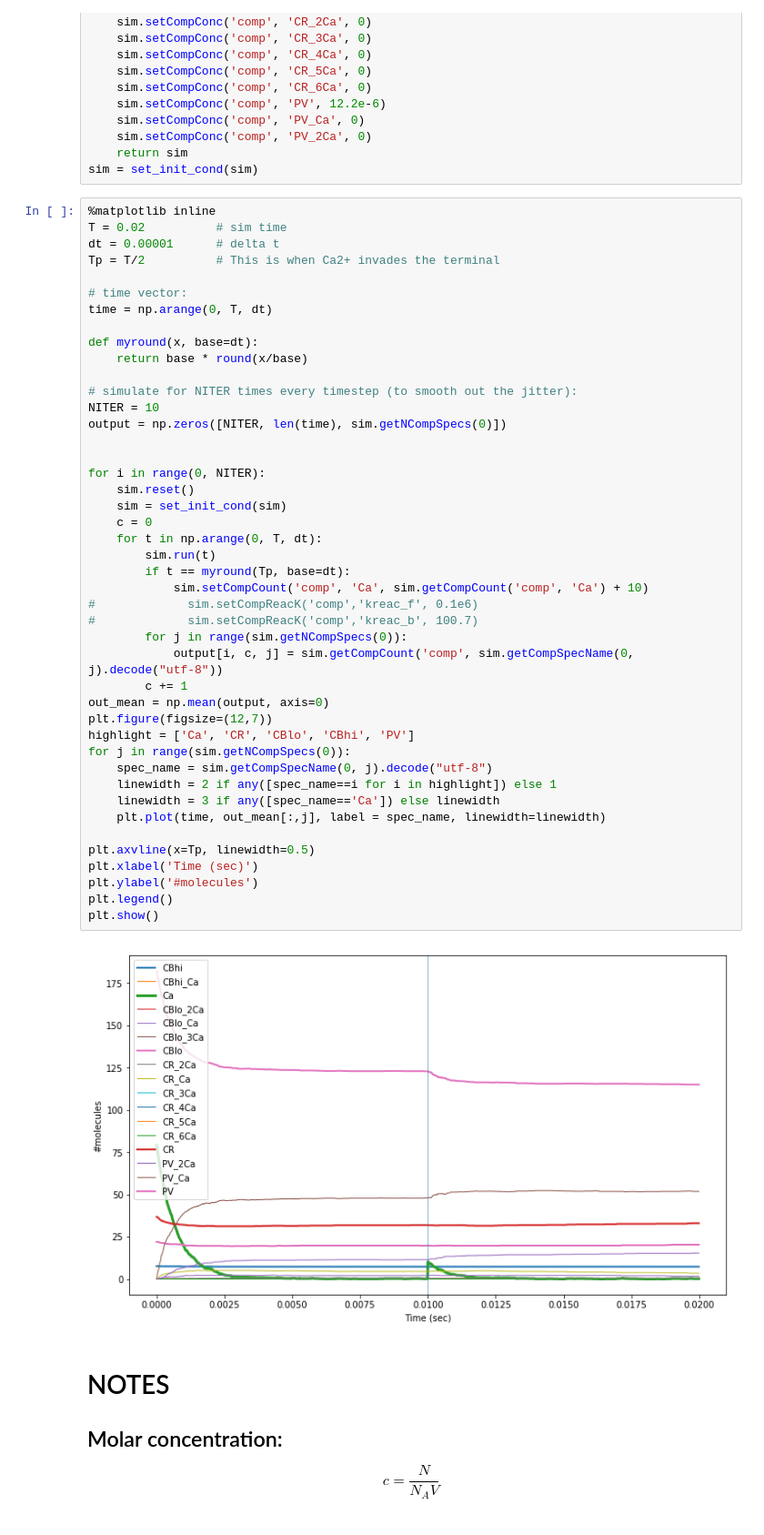
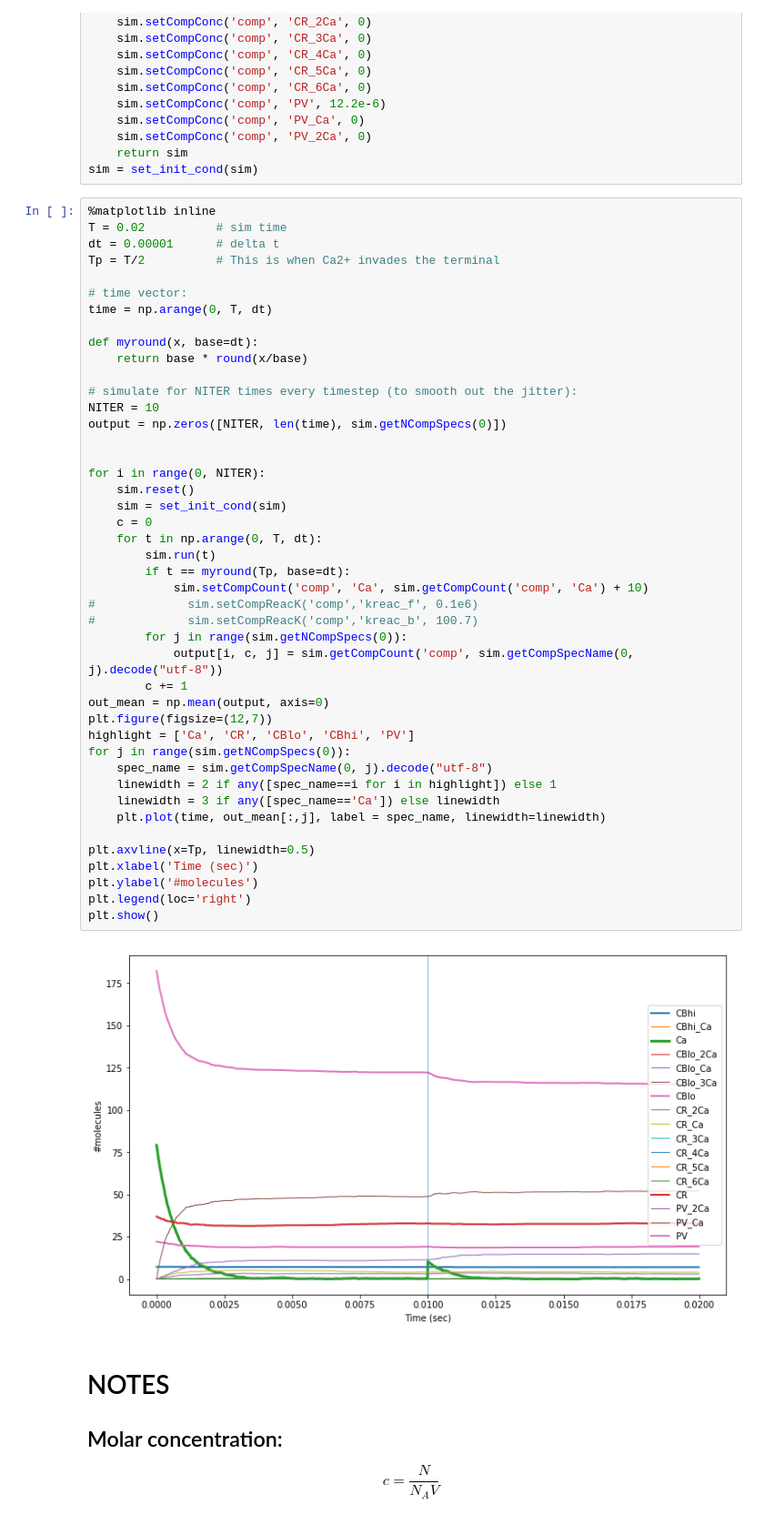
Before and after one commit to RomanKoshkin/CNU, a Jupyter notebook: Sim_Ca_Buffer.ipynb, the cells around one changed output. Shown at 91% size. Cells and saved outputs as stored; diff of their text form.

```diff
--- a/Sim_Ca_Buffer.ipynb
+++ b/Sim_Ca_Buffer.ipynb
@@ -154,35 +154,35 @@ NITER = 10
 output = np.zeros([NITER, len(time), sim.getNCompSpecs(0)])
 
 
 for i in range(0, NITER):
     sim.reset()
     sim = set_init_cond(sim)
     c = 0
     for t in np.arange(0, T, dt):
         sim.run(t)
         if t == myround(Tp, base=dt):
             sim.setCompCount('comp', 'Ca', sim.getCompCount('comp', 'Ca') + 10)
 #             sim.setCompReacK('comp','kreac_f', 0.1e6)
 #             sim.setCompReacK('comp','kreac_b', 100.7)
         for j in range(sim.getNCompSpecs(0)):
             output[i, c, j] = sim.getCompCount('comp', sim.getCompSpecName(0, j).decode("utf-8"))
         c += 1
 out_mean = np.mean(output, axis=0)
 plt.figure(figsize=(12,7))
 highlight = ['Ca', 'CR', 'CBlo', 'CBhi', 'PV']
 for j in range(sim.getNCompSpecs(0)):
     spec_name = sim.getCompSpecName(0, j).decode("utf-8")
     linewidth = 2 if any([spec_name==i for i in highlight]) else 1
     linewidth = 3 if any([spec_name=='Ca']) else linewidth
     plt.plot(time, out_mean[:,j], label = spec_name, linewidth=linewidth)
 
 plt.axvline(x=Tp, linewidth=0.5)
 plt.xlabel('Time (sec)')
 plt.ylabel('#molecules')
-plt.legend()
+plt.legend(loc='right')
 plt.show()
 # %% [output]
-[figure, old version]
+[figure, new version]
 # %% [markdown]
 # NOTES
 ## Molar concentration:
```
